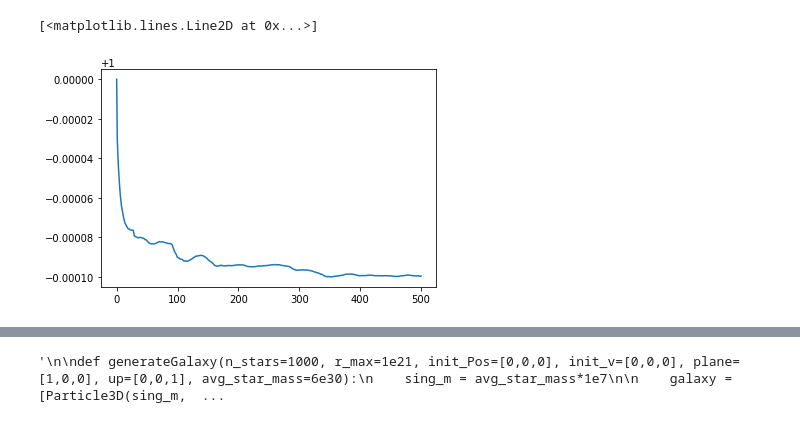
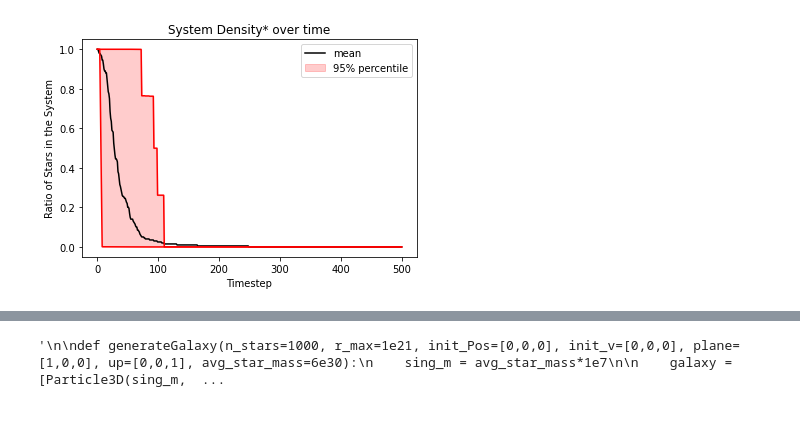
Before and after one commit to phasc/NS162, a Jupyter notebook: final_prject/test_g.ipynb, the cells around one changed output, grey strips where cells are left out. Cells and saved outputs as stored; diff of their text form; code cells hidden in the pictures.

```diff
--- a/final_prject/test_g.ipynb
+++ b/final_prject/test_g.ipynb
@@ -749 +749,19 @@ plt.plot(range(501), np.mean(dens, axis=0))
+# %%
+x = range(len(dens[0]))
+y = np.mean(dens, axis=0)
+
+percs = np.percentile(dens,[2.5,97.5], axis=0)
+
+plt.plot(x, y, c='black', label='mean')
+plt.plot(x, percs[0], c='red')
+plt.plot(x, percs[1], c='red')
+plt.fill_between(x, percs[0], percs[1], alpha=0.2, color='red', label='95% percentile')
+
+plt.title("System Density* over time")
+plt.ylabel("Ratio of Stars in the System")
+plt.xlabel("Timestep")
+plt.legend()
+plt.show()
+# %% [output]
+[figure, added]
 # %%
@@ -765,5 +782,0 @@ for _ in range(100):
-# %%
-plt.plot(range(501), np.mean(dens, axis=0))
-# %% [output]
-[<matplotlib.lines.Line2D at 0x...>]
-[figure, removed]
```
Also changed, not shown: parts of 3 cells of this notebook.
